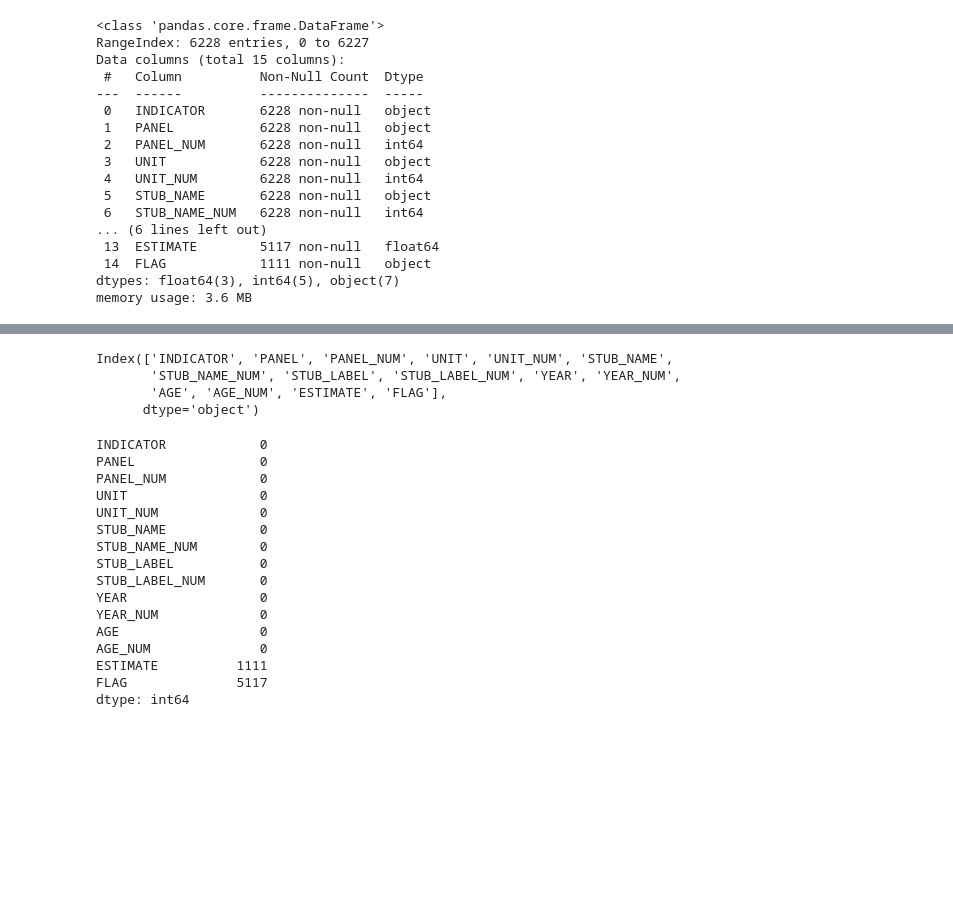
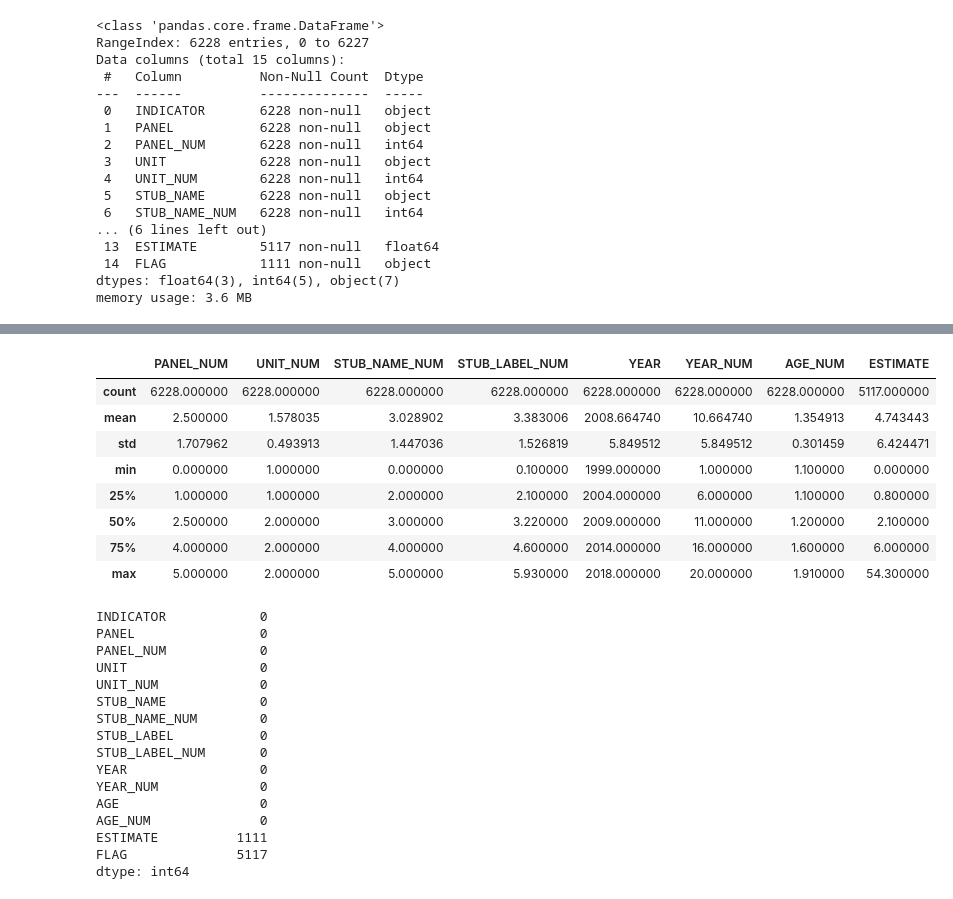
Before and after one commit to chica25/Drug-Overdose, a Jupyter notebook: eda.ipynb, the cells around one changed output, grey strips where cells are left out. Saved outputs shown, nothing was run; the diff lists cells and outputs as text; code cells hidden in the pictures; blank space fills up the shorter version.

```diff
--- a/eda.ipynb
+++ b/eda.ipynb
@@ -73,10 +129,15 @@ df.head()
 # %%
-df.columns
+df.describe()
 # %% [output]
-Index(['INDICATOR', 'PANEL', 'PANEL_NUM', 'UNIT', 'UNIT_NUM', 'STUB_NAME',
-       'STUB_NAME_NUM', 'STUB_LABEL', 'STUB_LABEL_NUM', 'YEAR', 'YEAR_NUM',
-       'AGE', 'AGE_NUM', 'ESTIMATE', 'FLAG'],
-      dtype='object')
+|  | PANEL_NUM | UNIT_NUM | STUB_NAME_NUM | STUB_LABEL_NUM | YEAR | YEAR_NUM | AGE_NUM | ESTIMATE |
+| count | 6228.000000 | 6228.000000 | 6228.000000 | 6228.000000 | 6228.000000 | 6228.000000 | 6228.000000 | 5117.000000 |
+| mean | 2.500000 | 1.578035 | 3.028902 | 3.383006 | 2008.664740 | 10.664740 | 1.354913 | 4.743443 |
+| std | 1.707962 | 0.493913 | 1.447036 | 1.526819 | 5.849512 | 5.849512 | 0.301459 | 6.424471 |
+| min | 0.000000 | 1.000000 | 0.000000 | 0.100000 | 1999.000000 | 1.000000 | 1.100000 | 0.000000 |
+| 25% | 1.000000 | 1.000000 | 2.000000 | 2.100000 | 2004.000000 | 6.000000 | 1.100000 | 0.800000 |
+| 50% | 2.500000 | 2.000000 | 3.000000 | 3.220000 | 2009.000000 | 11.000000 | 1.200000 | 2.100000 |
+| 75% | 4.000000 | 2.000000 | 4.000000 | 4.600000 | 2014.000000 | 16.000000 | 1.600000 | 6.000000 |
+| max | 5.000000 | 2.000000 | 5.000000 | 5.930000 | 2018.000000 | 20.000000 | 1.910000 | 54.300000 |
 # %%
 df.isnull().sum()
 # %% [output]
```
Also changed, not shown: parts of 17 cells of this notebook.
